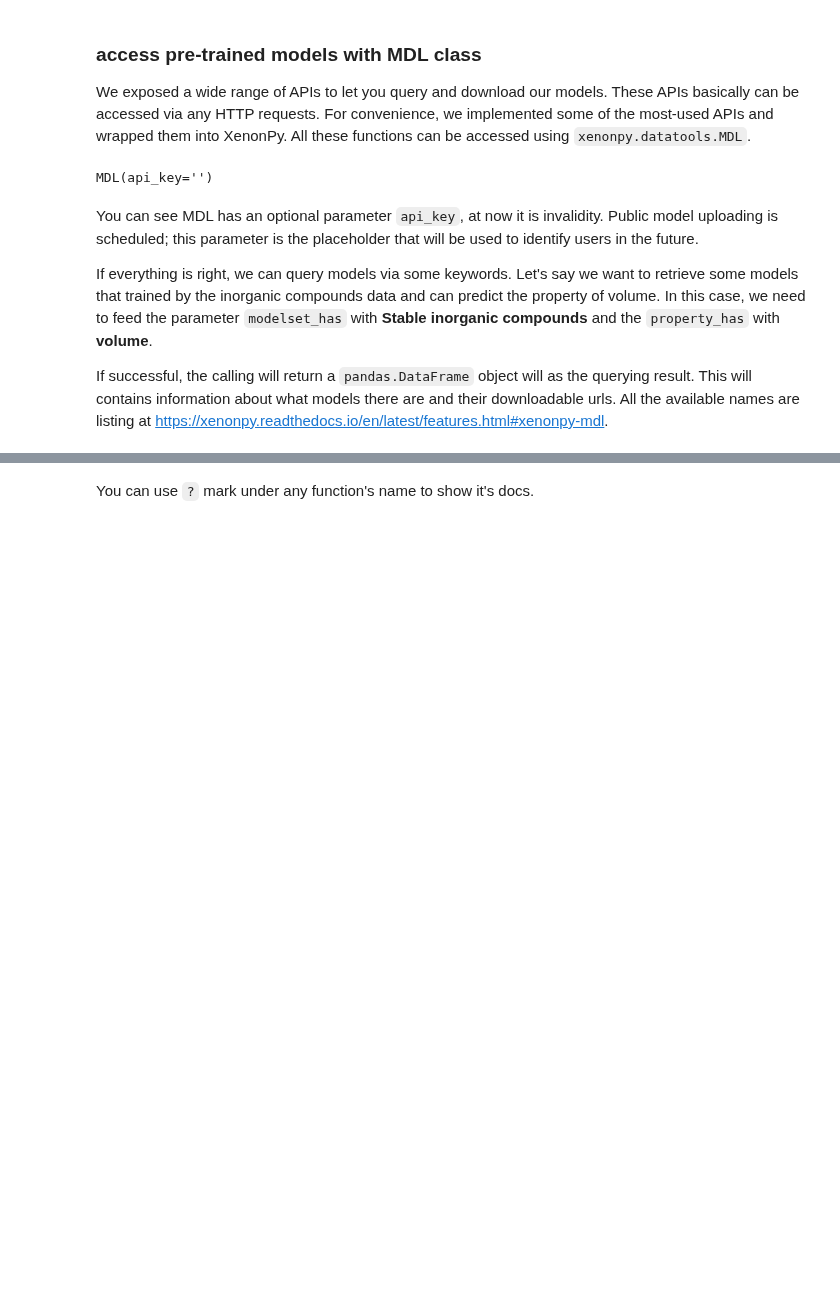
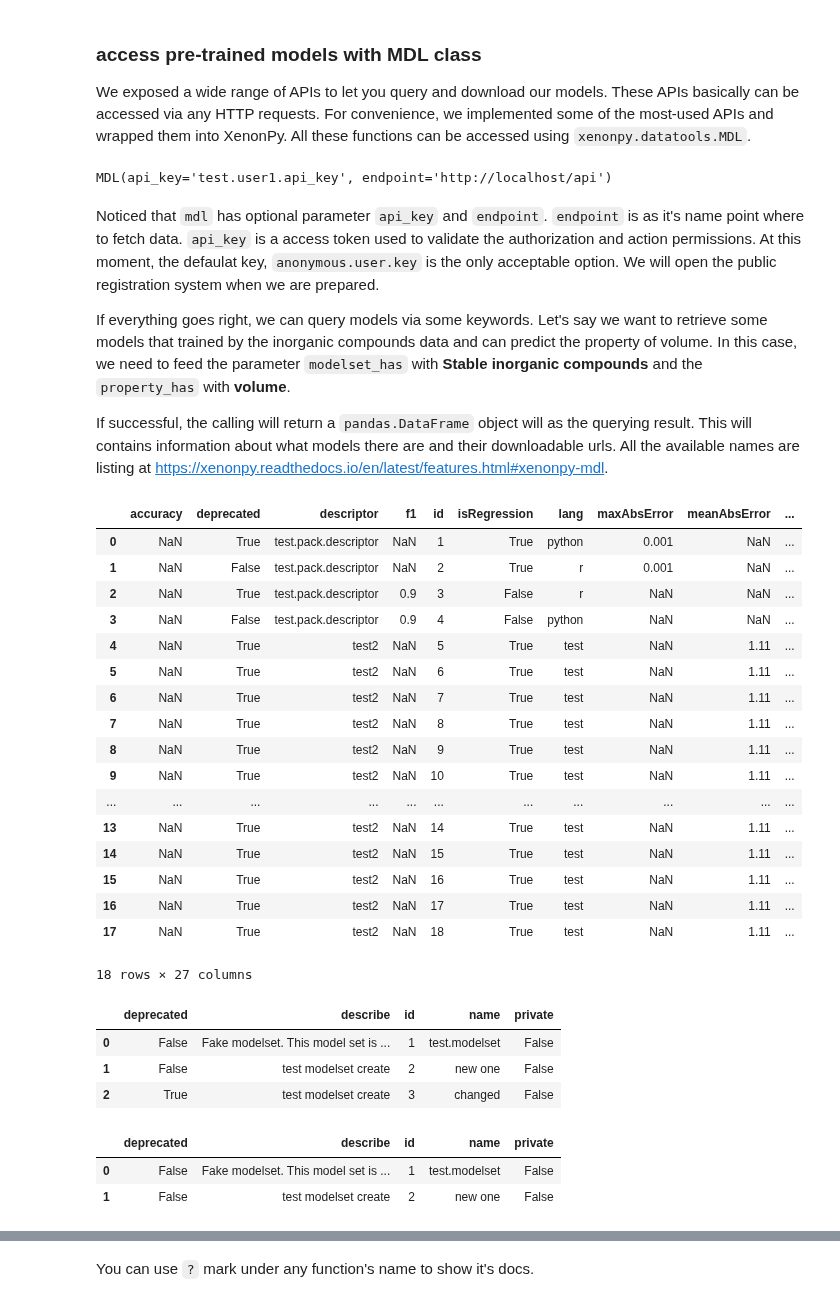
Before and after one commit to yoshida-lab/XenonPy, a Jupyter notebook: samples/pre-trained_model_library.ipynb, the cells around one changed output, grey strips where cells are left out. Drawn from its saved outputs; the diff is of its cells as text; code cells hidden in the pictures; blank space fills up the shorter version.

```diff
--- a/samples/pre-trained_model_library.ipynb
+++ b/samples/pre-trained_model_library.ipynb
@@ -27,14 +27,17 @@ from xenonpy.datatools import MDL
 # %%
 # --- init and check
 
-mdl = MDL()
+mdl = MDL(api_key='test.user1.api_key', endpoint='http://localhost/api')
 mdl
 # %% [output]
-MDL(api_key='')
+MDL(api_key='test.user1.api_key', endpoint='http://localhost/api')
 # %% [markdown]
-You can see MDL has an optional parameter ``api_key``, at now it is invalidity. Public model uploading is scheduled; this parameter is the placeholder that will be used to identify users in the future.
+Noticed that ``mdl`` has optional parameter ``api_key`` and ``endpoint``.
+``endpoint`` is as it's name point where to fetch data. ``api_key`` is a access token used to validate the authorization and action permissions.
+At this moment, the defaulat key, ``anonymous.user.key`` is the only acceptable option.
+We will open the public registration system when we are prepared.
 
-If everything is right, we can query models via some keywords.
+If everything goes right, we can query models via some keywords.
 Let's say we want to retrieve some models that trained by the inorganic compounds data and can predict the property of volume.
 In this case, we need to feed the parameter `modelset_has` with **Stable inorganic compounds** and the `property_has` with **volume**.
 
@@ -46,3 +49,44 @@ summary = mdl(
     modelset_has="Stable inorganic compounds",  # sub string in the name of modelset
     property_has="volume", # substring for property name
 )
+# %%
+# --- query data
+
+query = mdl(
+    modelset_has="test",  # sub string in the name of modelset
+    property_has="test", # substring for property name
+)
+# %%
+query()
+# %% [output]
+|  | accuracy | deprecated | descriptor | f1 | id | isRegression | lang | maxAbsError | meanAbsError | ... |
+| 0 | NaN | True | test.pack.descriptor | NaN | 1 | True | python | 0.001 | NaN | ... |
+| 1 | NaN | False | test.pack.descriptor | NaN | 2 | True | r | 0.001 | NaN | ... |
+| 2 | NaN | True | test.pack.descriptor | 0.9 | 3 | False | r | NaN | NaN | ... |
+| 3 | NaN | False | test.pack.descriptor | 0.9 | 4 | False | python | NaN | NaN | ... |
+| 4 | NaN | True | test2 | NaN | 5 | True | test | NaN | 1.11 | ... |
+| 5 | NaN | True | test2 | NaN | 6 | True | test | NaN | 1.11 | ... |
+| 6 | NaN | True | test2 | NaN | 7 | True | test | NaN | 1.11 | ... |
+| 7 | NaN | True | test2 | NaN | 8 | True | test | NaN | 1.11 | ... |
+| 8 | NaN | True | test2 | NaN | 9 | True | test | NaN | 1.11 | ... |
+| 9 | NaN | True | test2 | NaN | 10 | True | test | NaN | 1.11 | ... |
+| ... | ... | ... | ... | ... | ... | ... | ... | ... | ... | ... |
+| 13 | NaN | True | test2 | NaN | 14 | True | test | NaN | 1.11 | ... |
+| 14 | NaN | True | test2 | NaN | 15 | True | test | NaN | 1.11 | ... |
+| 15 | NaN | True | test2 | NaN | 16 | True | test | NaN | 1.11 | ... |
+| 16 | NaN | True | test2 | NaN | 17 | True | test | NaN | 1.11 | ... |
+| 17 | NaN | True | test2 | NaN | 18 | True | test | NaN | 1.11 | ... |
+18 rows × 27 columns
+# %%
+mdl.list_modelsets()()
+# %% [output]
+|  | deprecated | describe | id | name | private |
+| 0 | False | Fake modelset. This model set is ... | 1 | test.modelset | False |
+| 1 | False | test modelset create | 2 | new one | False |
+| 2 | True | test modelset create | 3 | changed | False |
+# %%
+mdl.query_modelsets('test')()
+# %% [output]
+|  | deprecated | describe | id | name | private |
+| 0 | False | Fake modelset. This model set is ... | 1 | test.modelset | False |
+| 1 | False | test modelset create | 2 | new one | False |
```
Also changed, not shown: parts of 17 cells of this notebook, 7 other files.
